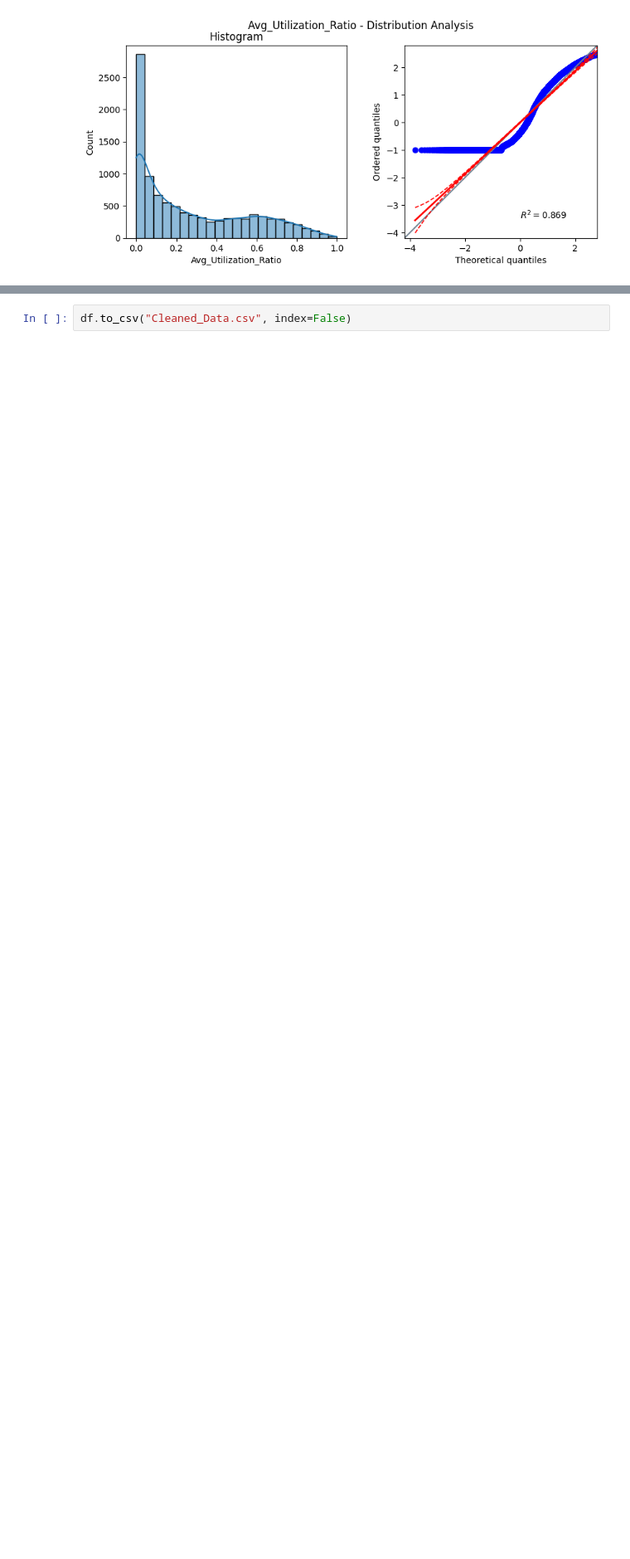
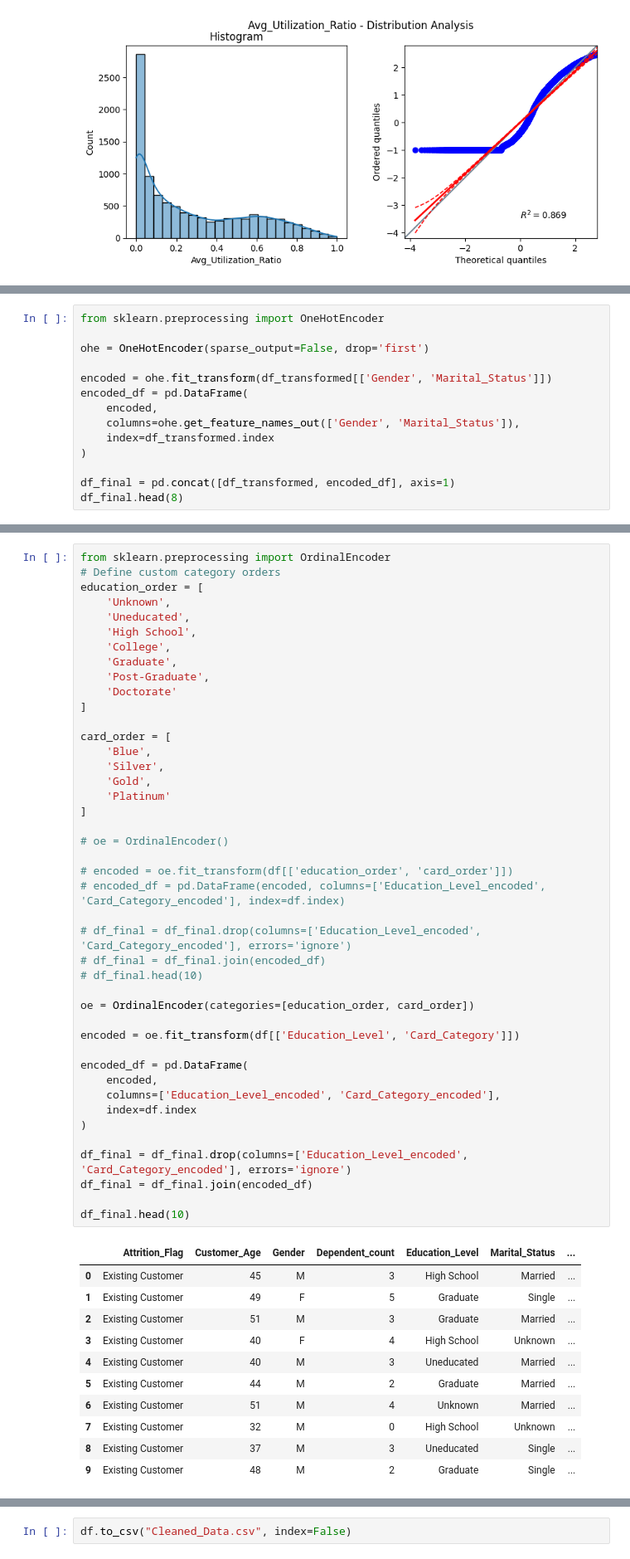
Before and after one commit to Lailah-Idrees/Credit-Card-Churning-Customers-Analysis-, a Jupyter notebook: jupyter_notebooks/ETL.ipynb, the cells around one changed output, grey strips where cells are left out. Shown at 83% size. Cells and saved outputs as stored; diff of their text form; blank space fills up the shorter version.

Commit message:
Add Data Encoding

```diff
--- a/jupyter_notebooks/ETL.ipynb
+++ b/jupyter_notebooks/ETL.ipynb
@@ -466,0 +472,14 @@ Note: you may need to restart the kernel to use updated packages.
+# %%
+from sklearn.preprocessing import OneHotEncoder
+
+ohe = OneHotEncoder(sparse_output=False, drop='first')
+
+encoded = ohe.fit_transform(df_transformed[['Gender', 'Marital_Status']])
+encoded_df = pd.DataFrame(
+	encoded,
+	columns=ohe.get_feature_names_out(['Gender', 'Marital_Status']),
+	index=df_transformed.index
+)
+
+df_final = pd.concat([df_transformed, encoded_df], axis=1)
+df_final.head(8)
@@ -466,0 +508,55 @@ Note: you may need to restart the kernel to use updated packages.
+# %%
+from sklearn.preprocessing import OrdinalEncoder
+# Define custom category orders
+education_order = [
+    'Unknown',
+    'Uneducated',
+    'High School',
+    'College',
+    'Graduate',
+    'Post-Graduate',
+    'Doctorate'
+]
+
+card_order = [
+    'Blue',
+    'Silver',
+    'Gold',
+    'Platinum'
+]
+
+# oe = OrdinalEncoder()
+
+# encoded = oe.fit_transform(df[['education_order', 'card_order']])
+# encoded_df = pd.DataFrame(encoded, columns=['Education_Level_encoded', 'Card_Category_encoded'], index=df.index)
+
+# df_final = df_final.drop(columns=['Education_Level_encoded', 'Card_Category_encoded'], errors='ignore')
+# df_final = df_final.join(encoded_df)
+# df_final.head(10)
+
+oe = OrdinalEncoder(categories=[education_order, card_order])
+
+encoded = oe.fit_transform(df[['Education_Level', 'Card_Category']])
+
+encoded_df = pd.DataFrame(
+    encoded,
+    columns=['Education_Level_encoded', 'Card_Category_encoded'],
+    index=df.index
+)
+
+df_final = df_final.drop(columns=['Education_Level_encoded', 'Card_Category_encoded'], errors='ignore')
+df_final = df_final.join(encoded_df)
+
+df_final.head(10)
+# %% [output]
+|  | Attrition_Flag | Customer_Age | Gender | Dependent_count | Education_Level | Marital_Status | ... |
+| 0 | Existing Customer | 45 | M | 3 | High School | Married | ... |
+| 1 | Existing Customer | 49 | F | 5 | Graduate | Single | ... |
+| 2 | Existing Customer | 51 | M | 3 | Graduate | Married | ... |
+| 3 | Existing Customer | 40 | F | 4 | High School | Unknown | ... |
+| 4 | Existing Customer | 40 | M | 3 | Uneducated | Married | ... |
+| 5 | Existing Customer | 44 | M | 2 | Graduate | Married | ... |
+| 6 | Existing Customer | 51 | M | 4 | Unknown | Married | ... |
+| 7 | Existing Customer | 32 | M | 0 | High School | Unknown | ... |
+| 8 | Existing Customer | 37 | M | 3 | Uneducated | Single | ... |
+| 9 | Existing Customer | 48 | M | 2 | Graduate | Single | ... |
```
Also changed, not shown: parts of 8 cells of this notebook.
